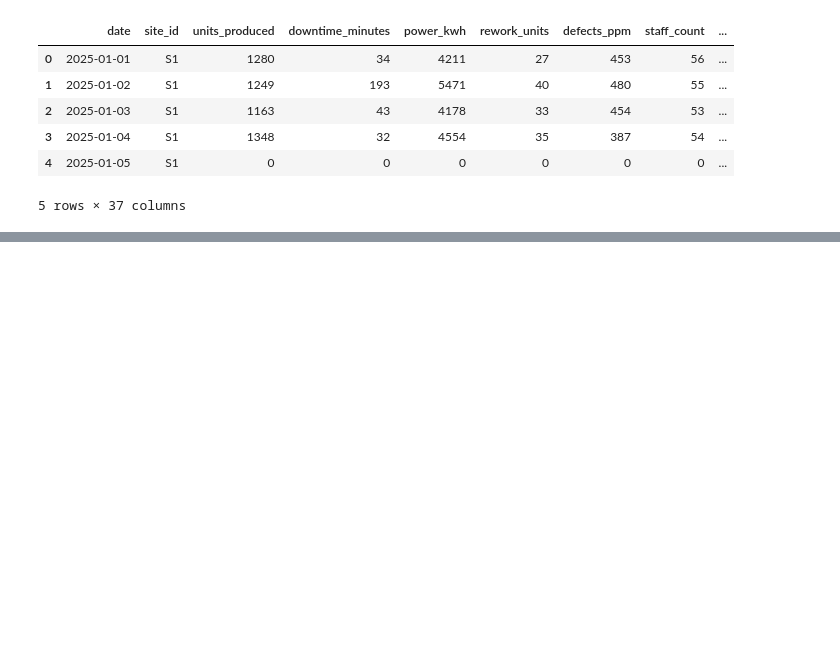
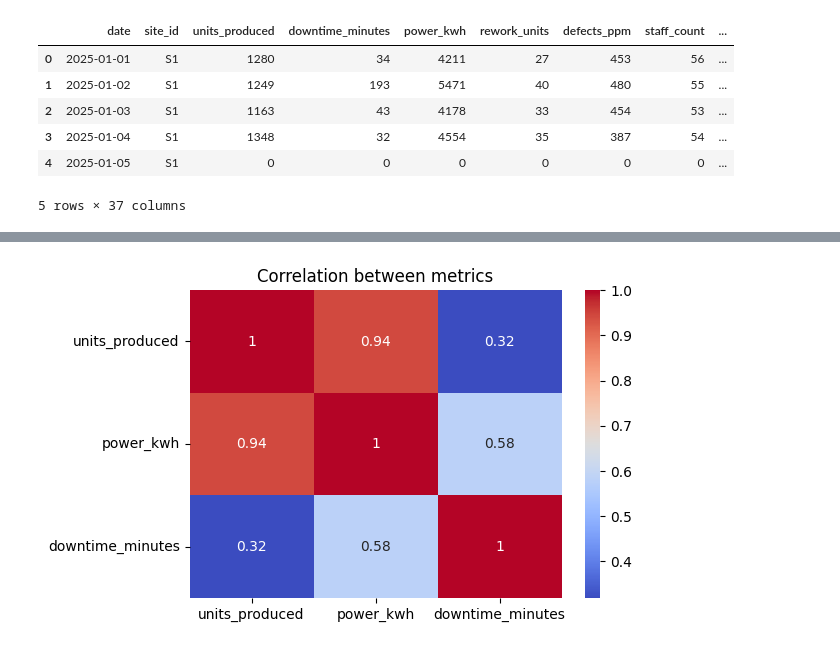
Before and after one commit to PiyushKBhattacharyya/Forecast---Alerting-pipeline-for-multi-site-operations, a Jupyter notebook: notebooks/01_eda_and_features.ipynb, the cells around one changed output, grey strips where cells are left out. Cells and saved outputs as stored; diff of their text form; code cells hidden in the pictures; blank space fills up the shorter version.

```diff
--- a/notebooks/01_eda_and_features.ipynb
+++ b/notebooks/01_eda_and_features.ipynb
@@ -130,0 +213,12 @@ features.head()
+# %%
+# --- Correlation Analysis ---
+corr_cols = ["units_produced", "power_kwh"]
+if "downtime_minutes" in df.columns:
+    corr_cols.append("downtime_minutes")
+
+plt.figure(figsize=(6,4))
+sns.heatmap(df[corr_cols].corr(), annot=True, cmap="coolwarm")
+plt.title("Correlation between metrics")
+plt.show()
+# %% [output]
+[figure, added]
```
Also changed, not shown: parts of 6 cells of this notebook, 3 other files.
